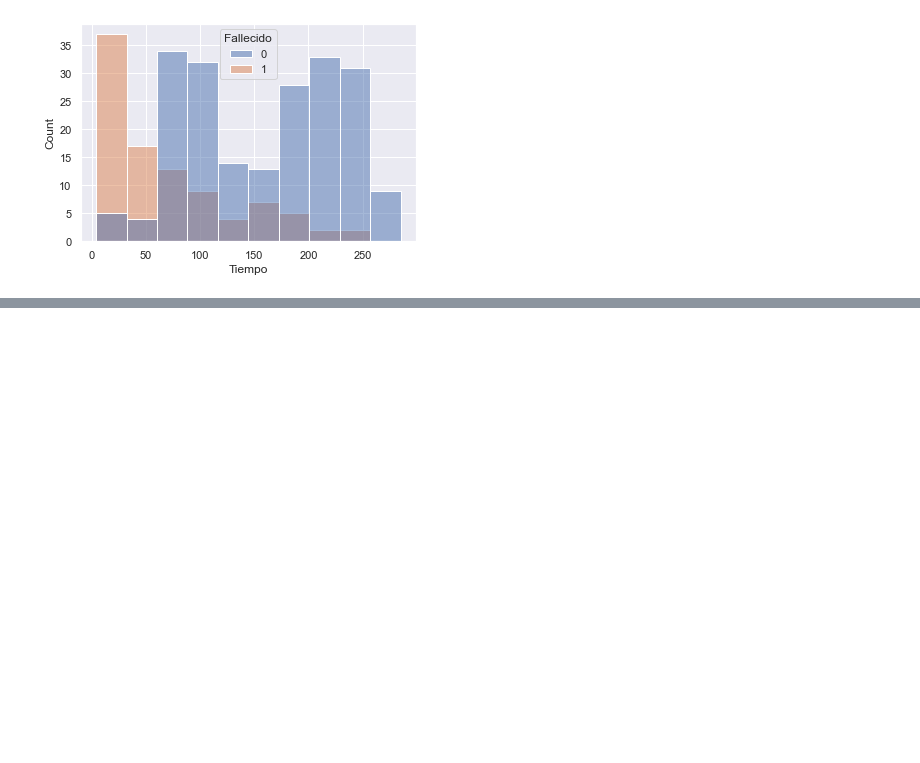
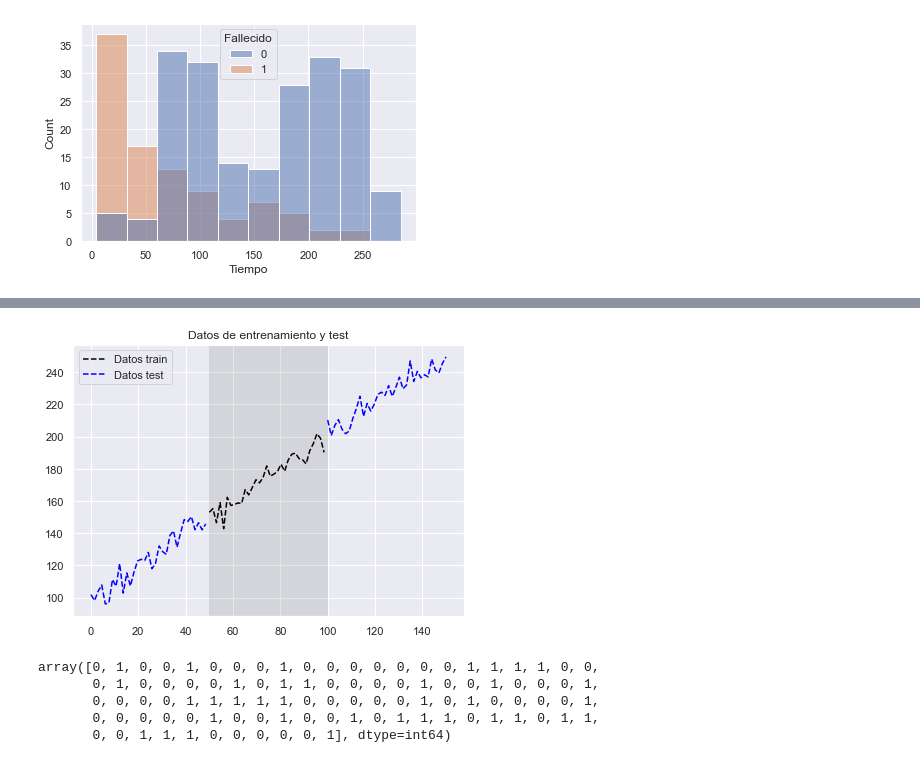
Before and after one commit to NestorDiazDataSC/Informe-Estudio-de-Ataques-al-Corazon, a Jupyter notebook: Informe Ataques al Corazon.ipynb, the cells around one changed output, grey strips where cells are left out. Drawn from its saved outputs; the diff is of its cells as text; code cells hidden in the pictures; blank space fills up the shorter version.

```diff
--- a/Informe Ataques al Corazon.ipynb
+++ b/Informe Ataques al Corazon.ipynb
@@ -336,0 +498,29 @@ sns.histplot(x=df.Tiempo, hue=data.Fallecido)
+# %%
+# Datos simulados
+# ==============================================================================
+X = np.linspace(0, 150, 100)
+y = (X + 100) + np.random.normal(loc=0.0, scale=5.0, size=X.shape)
+X_train = X[(X>=50) & (X<100)]
+y_train = y[(X>=50) & (X<100)]
+X_test_inf = X[X < 50]
+y_test_inf = y[X < 50]
+X_test_sup = X[X >= 100]
+y_test_sup = y[X >= 100]
+
+fig, ax = plt.subplots(figsize=(7, 5))
+ax.plot(X_train, y_train, c='black', linestyle='dashed', label = "Datos train")
+ax.axvspan(50, 100, color='gray', alpha=0.2, lw=0)
+ax.plot(X_test_inf, y_test_inf, c='blue', linestyle='dashed', label = "Datos test")
+ax.plot(X_test_sup, y_test_sup, c='blue', linestyle='dashed')
+ax.set_title("Datos de entrenamiento y test")
+plt.legend();
+# %% [output]
+[figure, added]
+# %%
+predictions
+# %% [output]
+array([0, 1, 0, 0, 1, 0, 0, 0, 1, 0, 0, 0, 0, 0, 0, 0, 1, 1, 1, 1, 0, 0,
+       0, 1, 0, 0, 0, 0, 1, 0, 1, 1, 0, 0, 0, 0, 1, 0, 0, 1, 0, 0, 0, 1,
+       0, 0, 0, 0, 1, 1, 1, 1, 1, 0, 0, 0, 0, 0, 1, 0, 1, 0, 0, 0, 0, 1,
+       0, 0, 0, 0, 0, 1, 0, 0, 1, 0, 0, 1, 0, 1, 1, 1, 0, 1, 1, 0, 1, 1,
+       0, 0, 1, 1, 1, 0, 0, 0, 0, 0, 1], dtype=int64)
```
Also changed, not shown: parts of 13 cells of this notebook.
